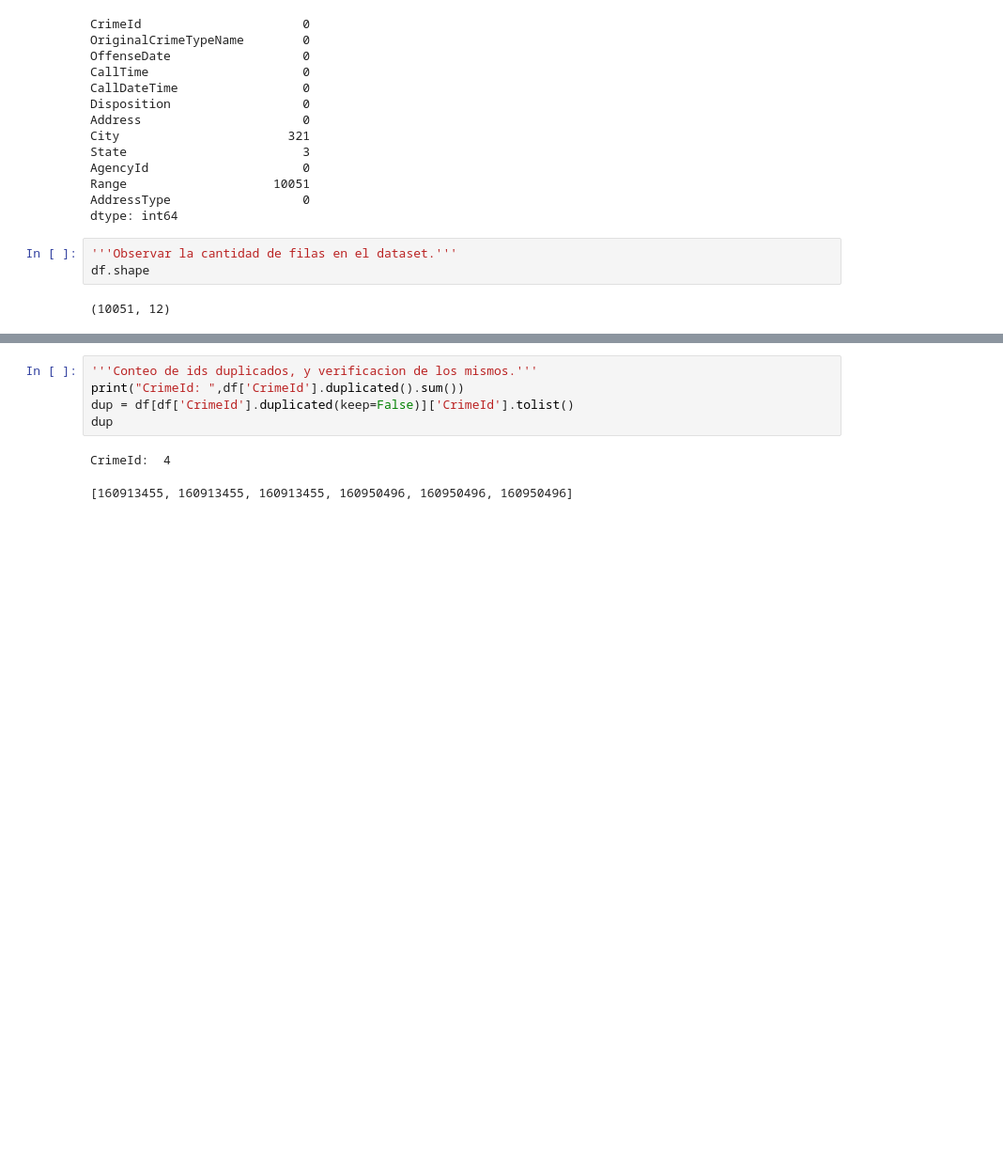
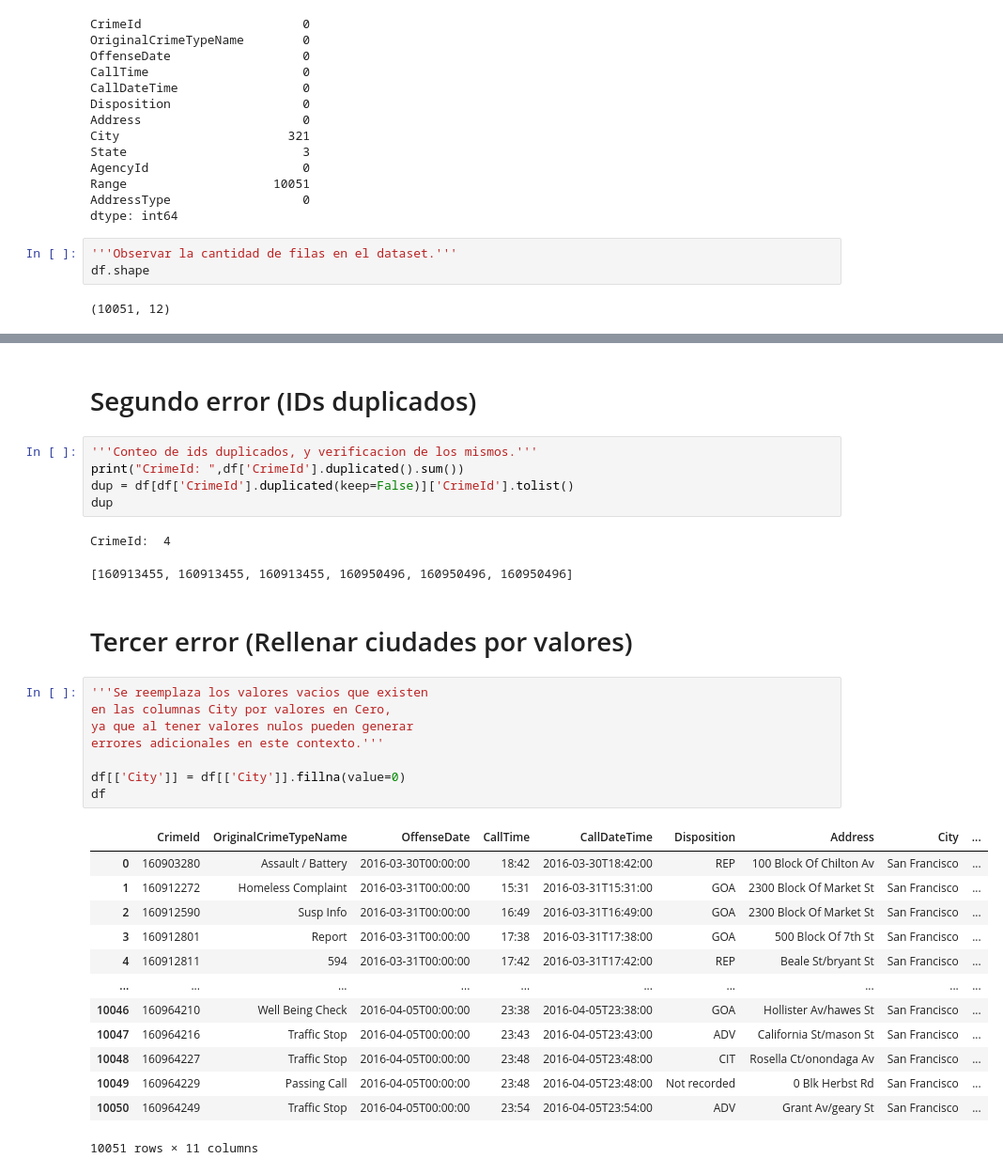
Before and after one commit to xagranda99/lab2U2, a Jupyter notebook: [NRC_6292]_XavierGranda_La2Unidad2.ipynb, the cells around one changed output, grey strips where cells are left out. Shown: that part at 94% size. Cells and saved outputs as stored; diff of their text form; blank space fills up the shorter version.

Commit message:
V5 (Errores en las ciudades)

```diff
--- a/[NRC_6292]_XavierGranda_La2Unidad2.ipynb
+++ b/[NRC_6292]_XavierGranda_La2Unidad2.ipynb
@@ -80,3 +82,5 @@ df.sample(5)
+# %% [markdown]
+# Segundo error (IDs duplicados)
 # %%
 '''Conteo de ids duplicados, y verificacion de los mismos.'''
 print("CrimeId: ",df['CrimeId'].duplicated().sum())
@@ -85,3 +89,27 @@ dup
 # %% [output]
 CrimeId:  4
 [160913455, 160913455, 160913455, 160950496, 160950496, 160950496]
+# %% [markdown]
+# Tercer error (Rellenar ciudades por valores)
+# %%
+'''Se reemplaza los valores vacios que existen
+en las columnas City por valores en Cero,
+ya que al tener valores nulos pueden generar
+errores adicionales en este contexto.'''
+
+df[['City']] = df[['City']].fillna(value=0)
+df
+# %% [output]
+|  | CrimeId | OriginalCrimeTypeName | OffenseDate | CallTime | CallDateTime | Disposition | Address | City | ... |
+| 0 | 160903280 | Assault / Battery | 2016-03-30T00:00:00 | 18:42 | 2016-03-30T18:42:00 | REP | 100 Block Of Chilton Av | San Francisco | ... |
+| 1 | 160912272 | Homeless Complaint | 2016-03-31T00:00:00 | 15:31 | 2016-03-31T15:31:00 | GOA | 2300 Block Of Market St | San Francisco | ... |
+| 2 | 160912590 | Susp Info | 2016-03-31T00:00:00 | 16:49 | 2016-03-31T16:49:00 | GOA | 2300 Block Of Market St | San Francisco | ... |
+| 3 | 160912801 | Report | 2016-03-31T00:00:00 | 17:38 | 2016-03-31T17:38:00 | GOA | 500 Block Of 7th St | San Francisco | ... |
+| 4 | 160912811 | 594 | 2016-03-31T00:00:00 | 17:42 | 2016-03-31T17:42:00 | REP | Beale St/bryant St | San Francisco | ... |
+| ... | ... | ... | ... | ... | ... | ... | ... | ... | ... |
+| 10046 | 160964210 | Well Being Check | 2016-04-05T00:00:00 | 23:38 | 2016-04-05T23:38:00 | GOA | Hollister Av/hawes St | San Francisco | ... |
+| 10047 | 160964216 | Traffic Stop | 2016-04-05T00:00:00 | 23:43 | 2016-04-05T23:43:00 | ADV | California St/mason St | San Francisco | ... |
+| 10048 | 160964227 | Traffic Stop | 2016-04-05T00:00:00 | 23:48 | 2016-04-05T23:48:00 | CIT | Rosella Ct/onondaga Av | San Francisco | ... |
+| 10049 | 160964229 | Passing Call | 2016-04-05T00:00:00 | 23:48 | 2016-04-05T23:48:00 | Not recorded | 0 Blk Herbst Rd | San Francisco | ... |
+| 10050 | 160964249 | Traffic Stop | 2016-04-05T00:00:00 | 23:54 | 2016-04-05T23:54:00 | ADV | Grant Av/geary St | San Francisco | ... |
+10051 rows × 11 columns
```
Also changed, not shown: parts of 10 cells of this notebook.
